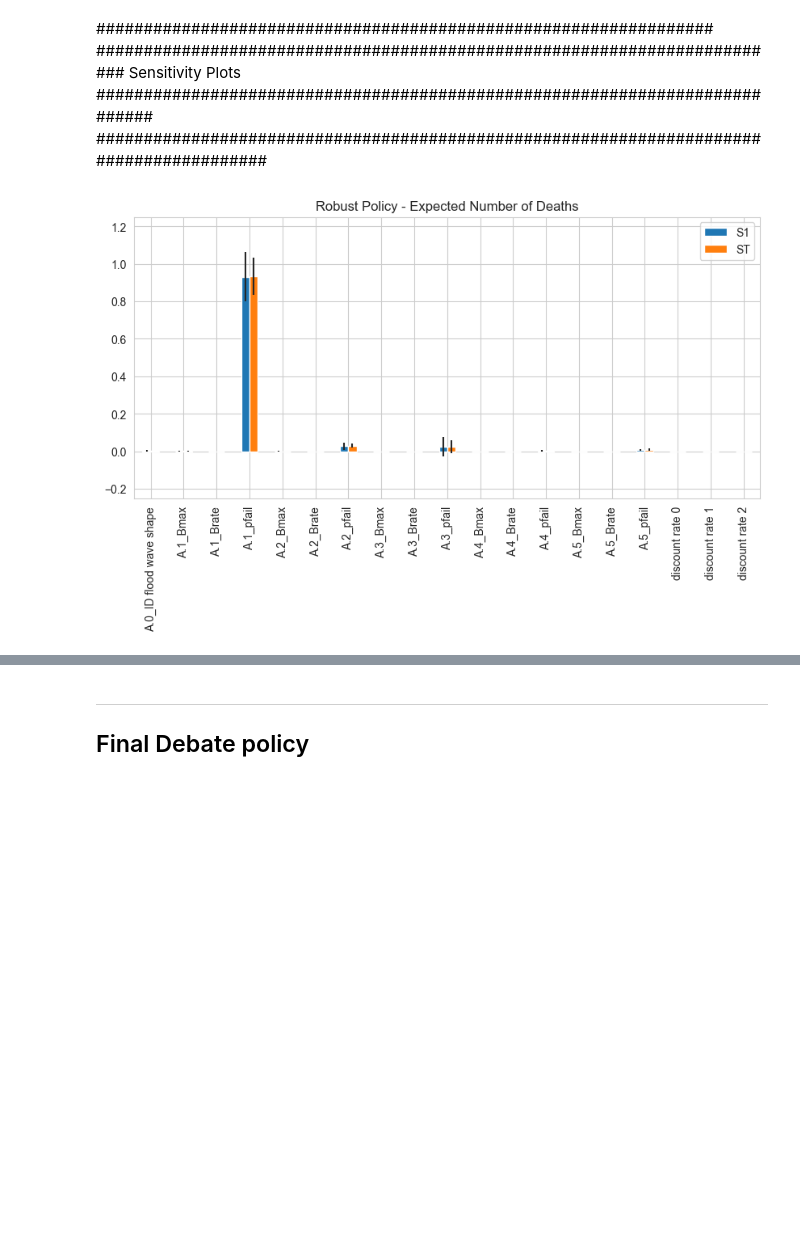
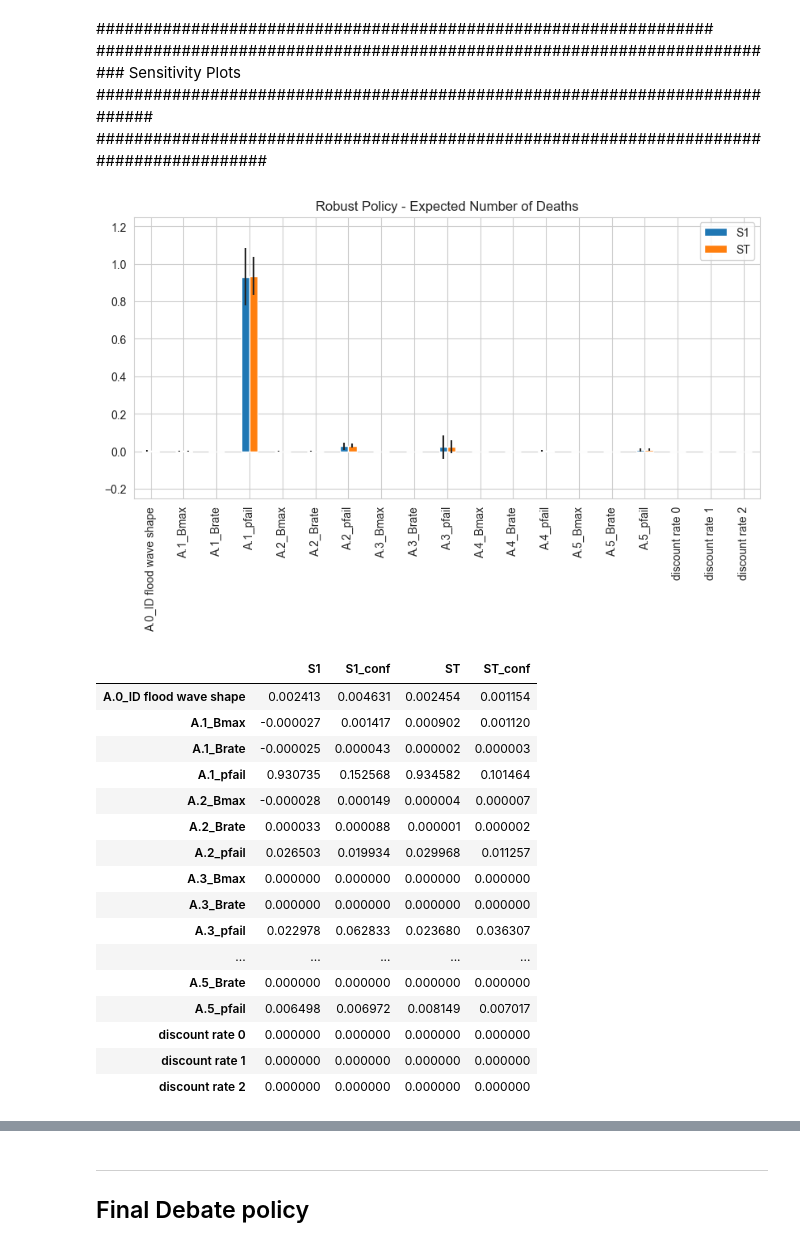
Before and after one commit to MiraVos/epa1361_open, a Jupyter notebook: final assignment/V9_Multi-scenario_MORDM_and_ScenarioDiscovery.ipynb, the cells around one changed output, grey strips where cells are left out. Drawn from its saved outputs; the diff is of its cells as text; code cells hidden in the pictures; blank space fills up the shorter version.

Commit message:
Sobol table

```diff
--- a/final assignment/V9_Multi-scenario_MORDM_and_ScenarioDiscovery.ipynb
+++ b/final assignment/V9_Multi-scenario_MORDM_and_ScenarioDiscovery.ipynb
@@ -682,21 +682,40 @@ sobol_results_idx['robust_policy'] = indices
 # %%
 # Figure for ST and S1 (Expected Number of Deaths), robust policy
 indices_filter = {k:indices[k] for k in ['S1','S1_conf','ST','ST_conf']}
 indices_df = pd.DataFrame(indices_filter, index=problem['names'])
 
 fig, ax = plt.subplots(1)
 idx = indices_df[['S1','ST']]
 err = indices_df[['S1_conf','ST_conf']]
 
 idx.plot.bar(yerr=err.values.T,ax=ax)
 fig.set_size_inches(10,6)
 fig.subplots_adjust(bottom=0.3)
 plt.ylim(-0.25,1.25)
 plt.title('Robust Policy - Expected Number of Deaths')
-plt.savefig('SOBOL_plot_Expected Number of Deaths_robust policy.svg')
+plt.savefig('SOBOL_plot_Expected Number of Deaths_robust policy.png', bbox_inches='tight')
 plt.show()
+
+indices_df
 # %% [output]
 [figure]
+|  | S1 | S1_conf | ST | ST_conf |
+| A.0_ID flood wave shape | 0.002413 | 0.004631 | 0.002454 | 0.001154 |
+| A.1_Bmax | -0.000027 | 0.001417 | 0.000902 | 0.001120 |
+| A.1_Brate | -0.000025 | 0.000043 | 0.000002 | 0.000003 |
+| A.1_pfail | 0.930735 | 0.152568 | 0.934582 | 0.101464 |
+| A.2_Bmax | -0.000028 | 0.000149 | 0.000004 | 0.000007 |
+| A.2_Brate | 0.000033 | 0.000088 | 0.000001 | 0.000002 |
+| A.2_pfail | 0.026503 | 0.019934 | 0.029968 | 0.011257 |
+| A.3_Bmax | 0.000000 | 0.000000 | 0.000000 | 0.000000 |
+| A.3_Brate | 0.000000 | 0.000000 | 0.000000 | 0.000000 |
+| A.3_pfail | 0.022978 | 0.062833 | 0.023680 | 0.036307 |
+| ... | ... | ... | ... | ... |
+| A.5_Brate | 0.000000 | 0.000000 | 0.000000 | 0.000000 |
+| A.5_pfail | 0.006498 | 0.006972 | 0.008149 | 0.007017 |
+| discount rate 0 | 0.000000 | 0.000000 | 0.000000 | 0.000000 |
+| discount rate 1 | 0.000000 | 0.000000 | 0.000000 | 0.000000 |
+| discount rate 2 | 0.000000 | 0.000000 | 0.000000 | 0.000000 |
 # %%
 sobol_results_idx = {}
 logical = experiments_sobol.policy == 'robust_policy'
```
Also changed, not shown: parts of 3 cells of this notebook, 20 other files.
